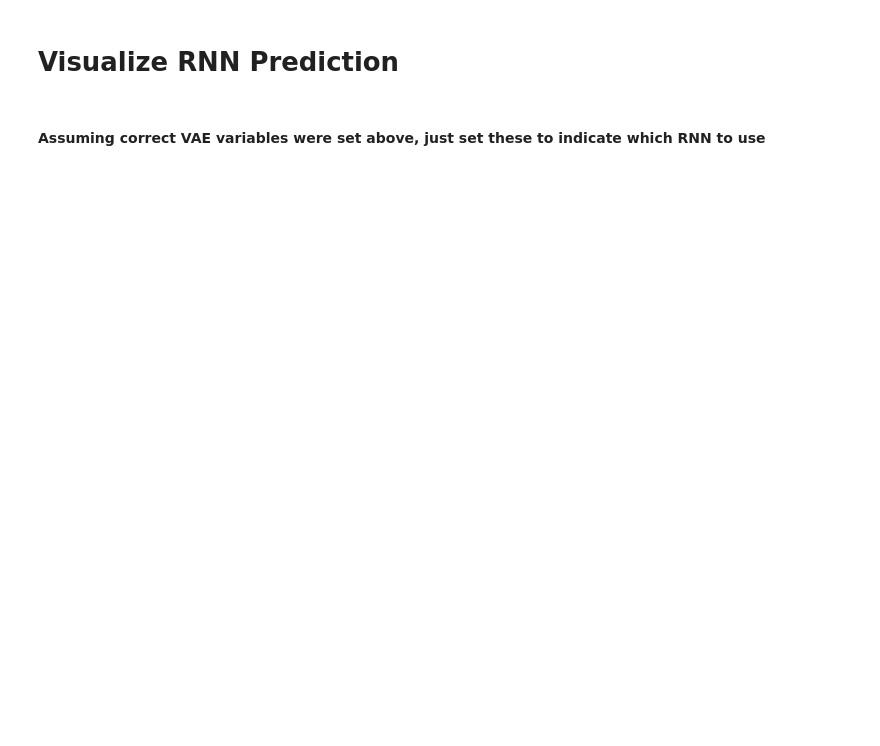
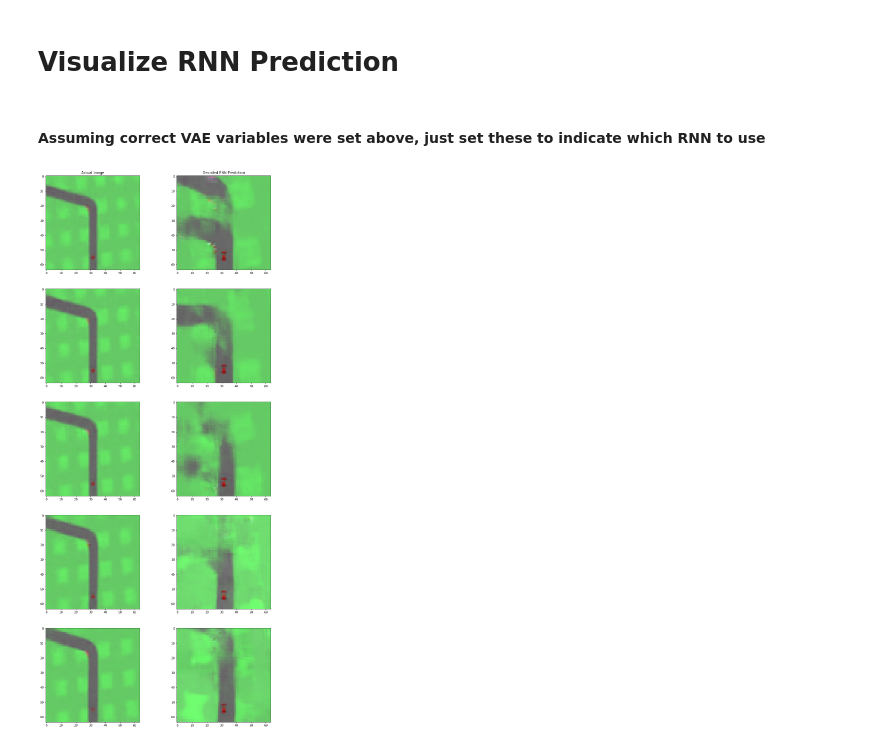
Before and after one commit to rbnprdy/WorldModelsKeras, a Jupyter notebook: visualize.ipynb, the cells around one changed output. Drawn from its saved outputs; the diff is of its cells as text; code cells hidden in the pictures; blank space fills up the shorter version.

```diff
--- a/visualize.ipynb
+++ b/visualize.ipynb
@@ -52,6 +52,7 @@ plt.savefig(output_file_vae)
 rnn_checkpoint_path = 'environments/carracing/checkpoints/rnn.h5'
 output_file_rnn = 'carracing_rnn.png'
 offset = 20
+num_images = 5
 # %%
 encoder = Model(inputs=vae.input,
                 outputs=vae.get_layer('encoder').output)
@@ -67,7 +68,8 @@ filename = filelist[0]
 raw_data = np.load(os.path.join(data_dir, filename))
 obs = raw_data['obs'].astype(np.float) / 255.
 actions = raw_data['action']
-obs = obs[offset:offset+num_images]
+obs = obs[offset:offset+num_images+1]
+actions = actions[offset:offset+num_images+1]
 # %%
 z_true = encoder.predict(obs)[-1]
 rnn_input = np.column_stack([z_true, actions])[:-1]
@@ -128,10 +130,12 @@ next_z = chosen_mu+chosen_sigma*rand_gaussian
 predictions = decoder.predict(next_z)
 predictions_real = decoder.predict(z_true)
 # %%
-fig, axes = plt.subplots(5, 2)
+fig, axes = plt.subplots(num_images, 2, figsize=(15, 35))
+axes[0][0].set_title('Actual Image')
+axes[0][1].set_title('Decoded RNN Prediction')
 for ax, im, gen in zip(axes, predictions_real[1:], predictions):
     ax[0].imshow(im, interpolation='nearest')
-    ax[0].set_title('Actual Image')
     ax[1].imshow(gen, interpolation='nearest')
-    ax[1].set_title('Decoded RNN Prediction')
 plt.savefig(output_file_rnn)
+# %% [output]
+[figure, added]
```
Also changed, not shown: parts of 1 cell of this notebook, 3 other files.
